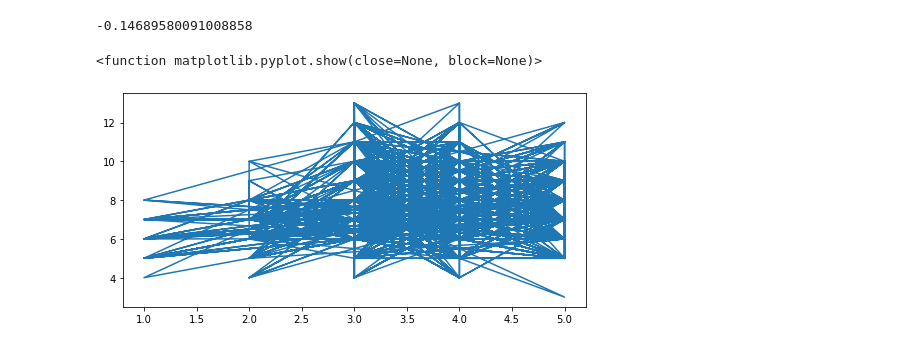
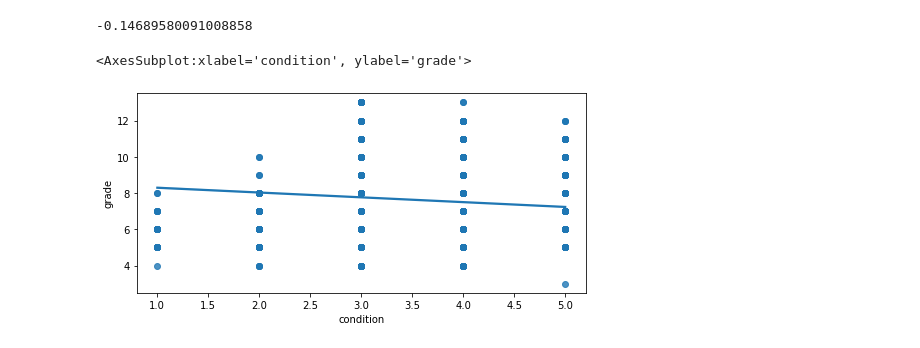
Before and after one commit to chiarab22/FinalProyect, a Jupyter notebook: Final project/python_notebook/python_questions.ipynb, the cells around one changed output. Saved outputs shown, nothing was run; the diff lists cells and outputs as text; code cells hidden in the pictures.

```diff
--- a/Final project/python_notebook/python_questions.ipynb
+++ b/Final project/python_notebook/python_questions.ipynb
@@ -166,10 +169,7 @@ df['condition'].corr(df['grade'])
 # %%
 col1=df['condition']
 col2=df['grade']
-plt.rcParams["figure.figsize"] = [7.00, 3.50]
-plt.rcParams["figure.autolayout"] = True
-plt.plot(col1,col2)
-plt.show
+sns.regplot(x=col1, y=col2)
 # %% [output]
-<function matplotlib.pyplot.show(close=None, block=None)>
+<AxesSubplot:xlabel='condition', ylabel='grade'>
-[figure, old version]
+[figure, new version]
```
Also changed, not shown: parts of 2 cells of this notebook.
